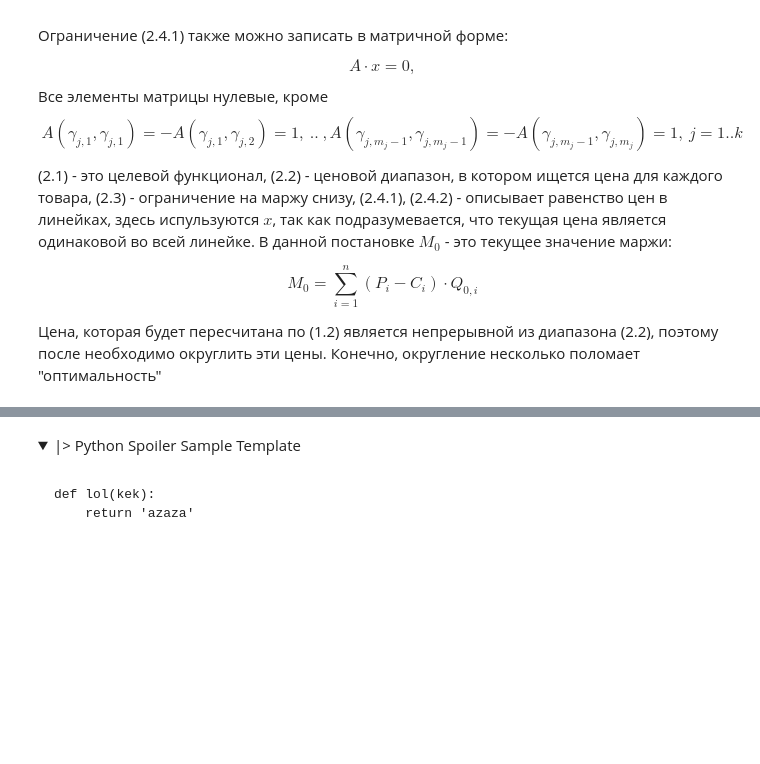
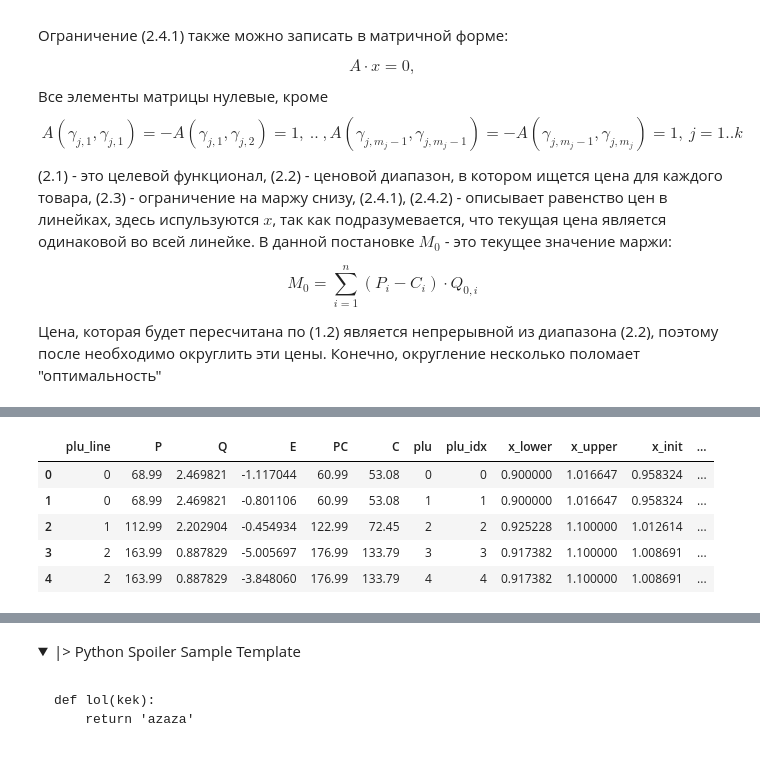
Before and after one commit to mbudylin/OptimizersArticle, a Jupyter notebook: optimizers_text.ipynb, the cells around one changed output, grey strips where cells are left out. Cells and saved outputs as stored; diff of their text form; code cells hidden in the pictures; folded sections open; blank space fills up the shorter version.

```diff
--- a/optimizers_text.ipynb
+++ b/optimizers_text.ipynb
@@ -218,0 +232,40 @@ M(\hat{x}) = \sum_{i=1}^{n'} \sum_{j=1}^{g_i} (\hat{P}_{i, j} - C_i) \cdot \hat{
+# %%
+# <div><pre><code class="python">
+# пример кода для запуска генератора данных
+from data_generator.data_generator import generate_data
+
+N = 5
+bounds_params = {
+    'main_bounds': {
+        'lower': 0.9, 'upper': 1.1
+    },
+    'market_bounds': {
+        'lower': 0.85, 'upper': 1.15
+    }
+}
+grid_size = 21
+seed = 10
+data = generate_data(N, bounds_params, grid_size, seed)
+# </code></pre><p></p></div>
+# %%
+# Пример данных для NLP постановки
+# plu_line - код продуктовой линейки
+# plu - код товара
+# plu_idx - индекс товара
+# P - текущая цена
+# Q - текущие продажи в штуках
+# E - эластичность
+# PC - цена конкурента/рыночная цена
+# C - себестоимость товара
+# x_lower - нижняя граница x для диапазона поиска цены
+# x_upper - верхняя граница x для диапазона поиска цены
+# x_init - начальное значение x для старта оптимизатора
+# fixed - метка, необходимо ли фиксировать x_init цену на товар, по умолчанию всегда 0
+data['data_nlp']
+# %% [output]
+|  | plu_line | P | Q | E | PC | C | plu | plu_idx | x_lower | x_upper | x_init | ... |
+| 0 | 0 | 68.99 | 2.469821 | -1.117044 | 60.99 | 53.08 | 0 | 0 | 0.900000 | 1.016647 | 0.958324 | ... |
+| 1 | 0 | 68.99 | 2.469821 | -0.801106 | 60.99 | 53.08 | 1 | 1 | 0.900000 | 1.016647 | 0.958324 | ... |
+| 2 | 1 | 112.99 | 2.202904 | -0.454934 | 122.99 | 72.45 | 2 | 2 | 0.925228 | 1.100000 | 1.012614 | ... |
+| 3 | 2 | 163.99 | 0.887829 | -5.005697 | 176.99 | 133.79 | 3 | 3 | 0.917382 | 1.100000 | 1.008691 | ... |
+| 4 | 2 | 163.99 | 0.887829 | -3.848060 | 176.99 | 133.79 | 4 | 4 | 0.917382 | 1.100000 | 1.008691 | ... |
```
Also changed, not shown: parts of 9 cells of this notebook, 2 other files.
